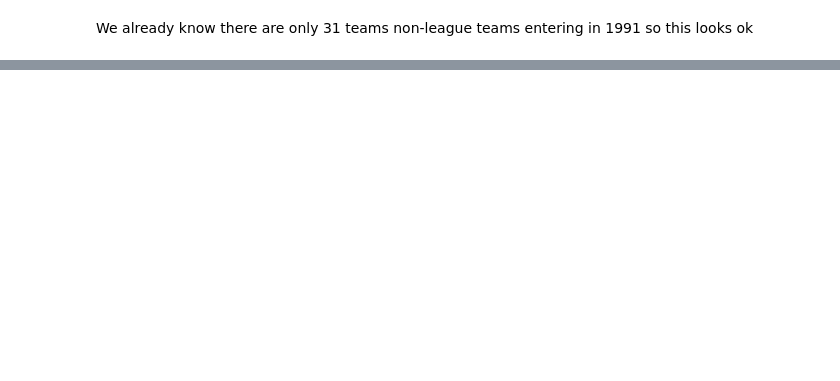
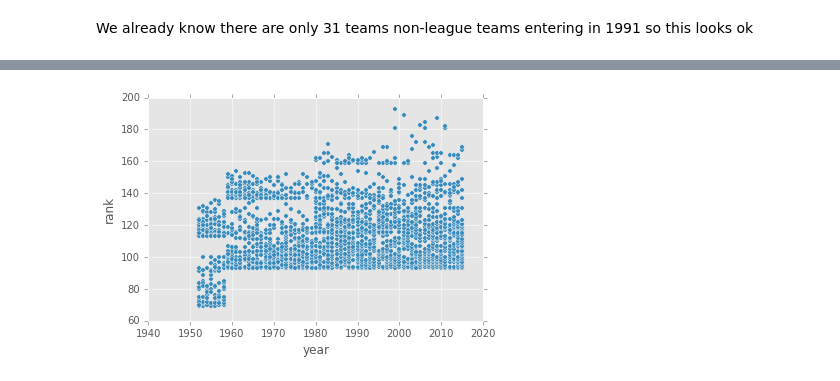
Before and after one commit to david-macleod/facup, a Jupyter notebook: 02_merge/04_facup_nl_merge_all_tier_update.ipynb, the cells around one changed output, grey strips where cells are left out. Cells and saved outputs as stored; diff of their text form; code cells hidden in the pictures; blank space fills up the shorter version.

```diff
--- a/02_merge/04_facup_nl_merge_all_tier_update.ipynb
+++ b/02_merge/04_facup_nl_merge_all_tier_update.ipynb
@@ -61,0 +426,15 @@ dtype: int64
+# %%
+def ranker(row):
+    if row['year'] < 1959:
+        row['rank'] = 68 + ((row['tier'] - 4) * 22) + row['pos']
+    else:
+        row['rank'] = 92 + ((row['tier'] - 5) * 22) + row['pos']
+    return row
+
+nl_all = nl_all.apply(ranker, axis=1)
+# %%
+nl_all.plot.scatter(x='year', y='rank', )
+
+plt.show()
+# %% [output]
+[figure, added]
```
Also changed, not shown: parts of 46 cells of this notebook, 8 other files.
